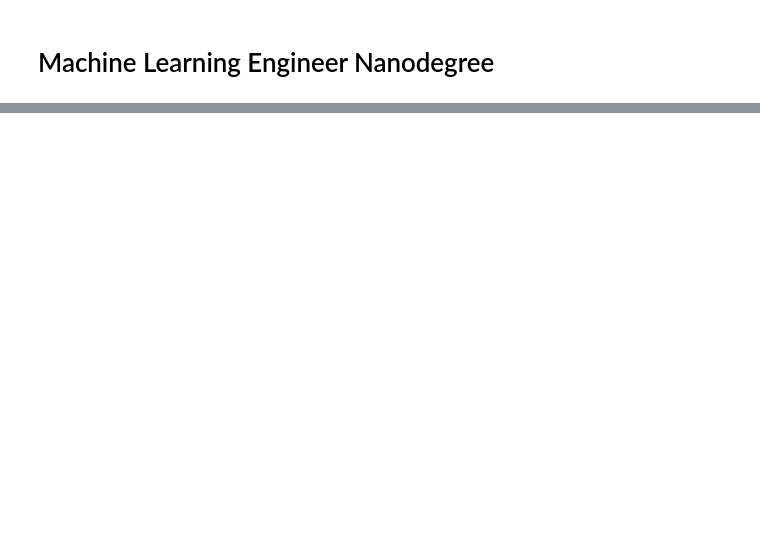
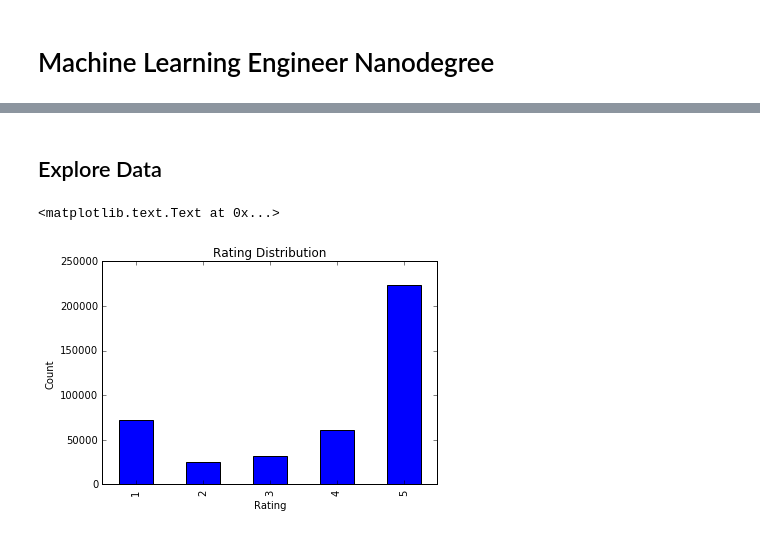
Before and after one commit to GarrisonJ/Predict-Amazon-Review-Star-Rating, a Jupyter notebook: project/MLNDCapstone.ipynb, the cells around one changed output, grey strips where cells are left out. Drawn from its saved outputs; the diff is of its cells as text; code cells hidden in the pictures; blank space fills up the shorter version.

```diff
--- a/project/MLNDCapstone.ipynb
+++ b/project/MLNDCapstone.ipynb
@@ -75,0 +79,9 @@ plt.show()
+# %% [markdown]
+## Explore Data
+# %%
+rating_distribution_plt = data.groupby(['Rating']).count().plot(kind='bar', legend=None, title="Rating Distribution")
+rating_distribution_plt.set_xlabel("Rating")
+rating_distribution_plt.set_ylabel("Count")
+# %% [output]
+<matplotlib.text.Text at 0x...>
+[figure, added]
```
Also changed, not shown: parts of 48 cells of this notebook, 2 other files.
